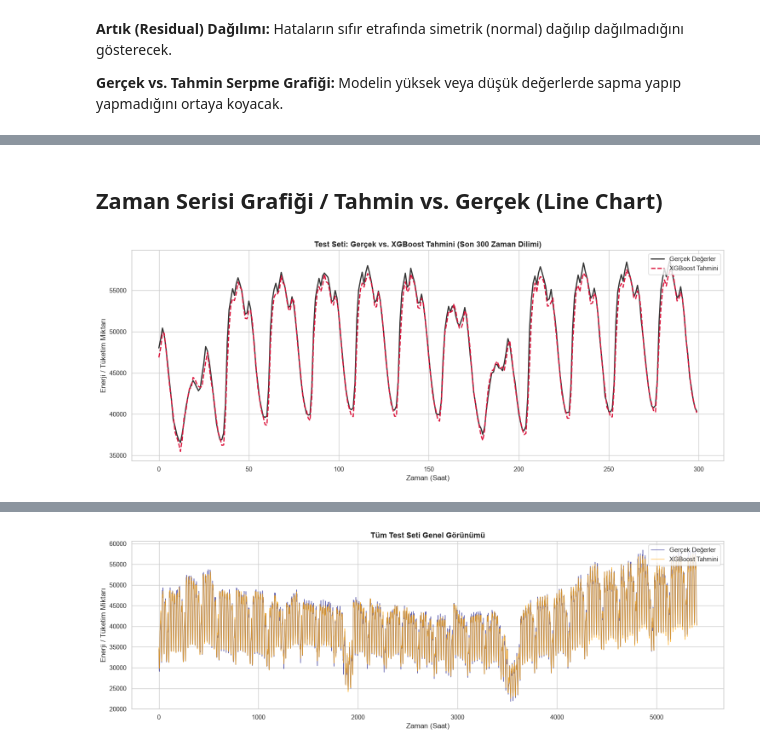
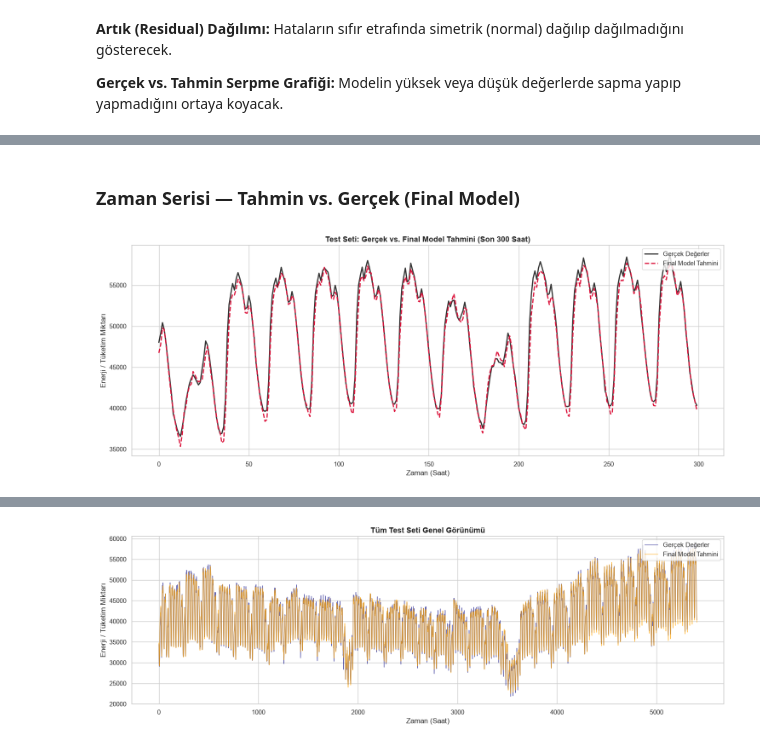
Before and after one commit to mcaglarilkay/epias-tuketim-tahmini, a Jupyter notebook: epias_final.ipynb, the cells around one changed output, grey strips where cells are left out. Cells and saved outputs as stored; diff of their text form; code cells hidden in the pictures.

```diff
--- a/epias_final.ipynb
+++ b/epias_final.ipynb
@@ -1316,0 +1319,7 @@ Nihai tahmin modeli olarak **XGBoost** kullanılmaya devam edilmektedir: Ensembl
+# %%
+# S15: Ayarlı şampiyonun tüm 2025 üzerinde yeniden eğitimi ve test tahmini
+final_model = lgb.LGBMRegressor(**random_search.best_params_,
+                                random_state=42, n_jobs=-1, verbose=-1, subsample_freq=1)
+final_model.fit(X_train, y_train)   # X_train = tüm 2025 (train + validation), seçilmiş özellikler
+test_tahmin_final = final_model.predict(X_test)
+print(f"Final model: LightGBM | {X_train.shape[0]} saat eğitim | {len(secili_ozellikler)} özellik")
@@ -1431,36 +1389,36 @@ SHAP (SHapley Additive exPlanations) analizi sonuçlarına göre, XGBoost modeli
 # %% [markdown]
-## Zaman Serisi Grafiği / Tahmin vs. Gerçek (Line Chart)
+### Zaman Serisi — Tahmin vs. Gerçek (Final Model)
 # %%
 sns.set_theme(style="whitegrid")
 
 # Son 300 Veri Noktası
 plt.figure(figsize=(15, 6))
 
 plt.plot(
     y_test.values[-300:],
     label="Gerçek Değerler",
     color="black",
     linewidth=2,
     alpha=0.8,
 )
 plt.plot(
-    test_preds_xgb[-300:],
-    label="XGBoost Tahmini",
+    test_tahmin_final[-300:],
+    label="Final Model Tahmini",
     color="crimson",
     linestyle="--",
     linewidth=2,
 )
 
 plt.title(
-    "Test Seti: Gerçek vs. XGBoost Tahmini (Son 300 Zaman Dilimi)",
+    "Test Seti: Gerçek vs. Final Model Tahmini (Son 300 Saat)",
     fontsize=13,
     fontweight="bold",
 )
 plt.xlabel("Zaman (Saat)")
 plt.ylabel("Enerji / Tüketim Miktarı")
 plt.legend(loc="upper right", fontsize=11)
 plt.tight_layout()
 plt.show()
 # %% [output]
-[figure, old version]
+[figure, new version]
 # %% [markdown]
```
Also changed, not shown: parts of 43 cells of this notebook.
